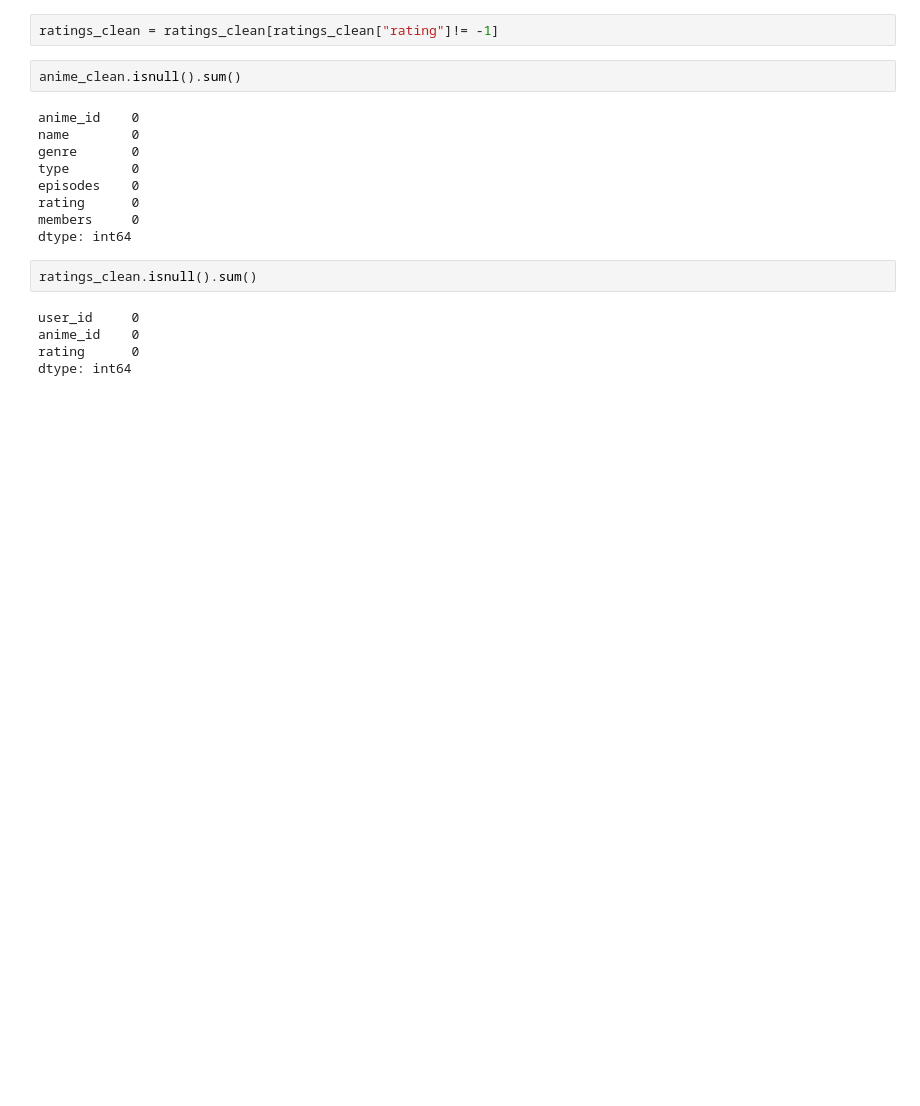
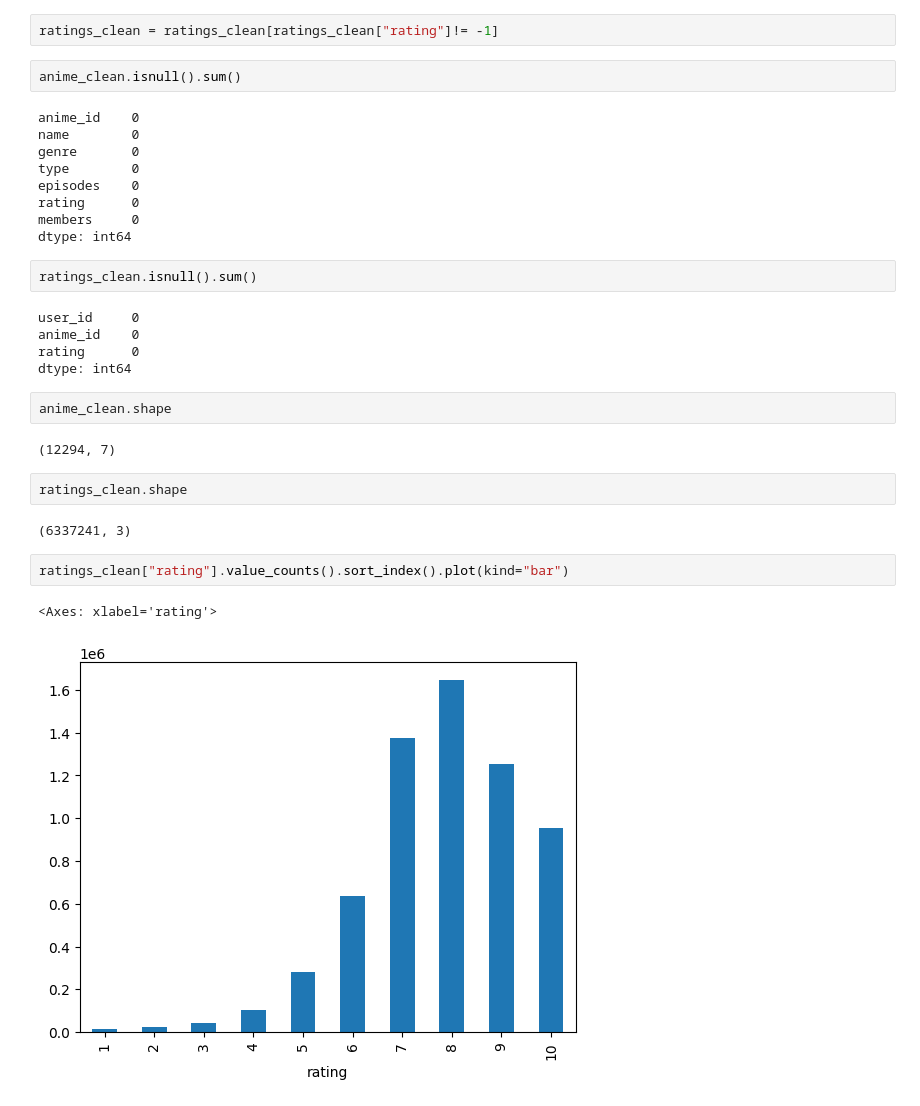
Before and after one commit to vividwhisp/machine-learning-from-scratch, a Jupyter notebook: recommender_system.ipynb, the cells around one changed output. Drawn from its saved outputs; the diff is of its cells as text; blank space fills up the shorter version.

Commit message:
eda for anime recommendations till popular and members wise popular implement

```diff
--- a/recommender_system.ipynb
+++ b/recommender_system.ipynb
@@ -58,3 +58,16 @@ user_id     0
 anime_id    0
 rating      0
 dtype: int64
+# %%
+anime_clean.shape
+# %% [output]
+(12294, 7)
+# %%
+ratings_clean.shape
+# %% [output]
+(6337241, 3)
+# %%
+ratings_clean["rating"].value_counts().sort_index().plot(kind="bar")
+# %% [output]
+<Axes: xlabel='rating'>
+[figure, added]
```
Also changed, not shown: parts of 4 cells of this notebook.
